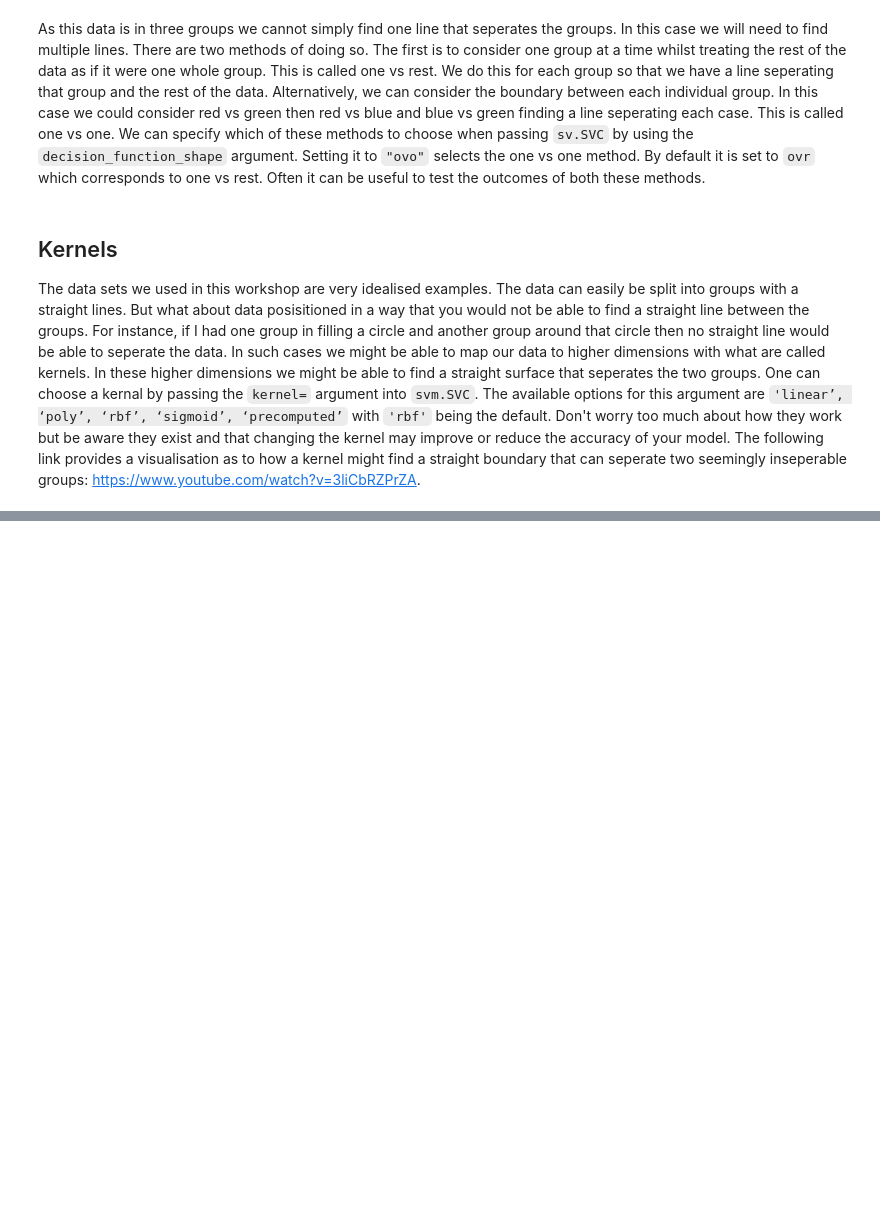
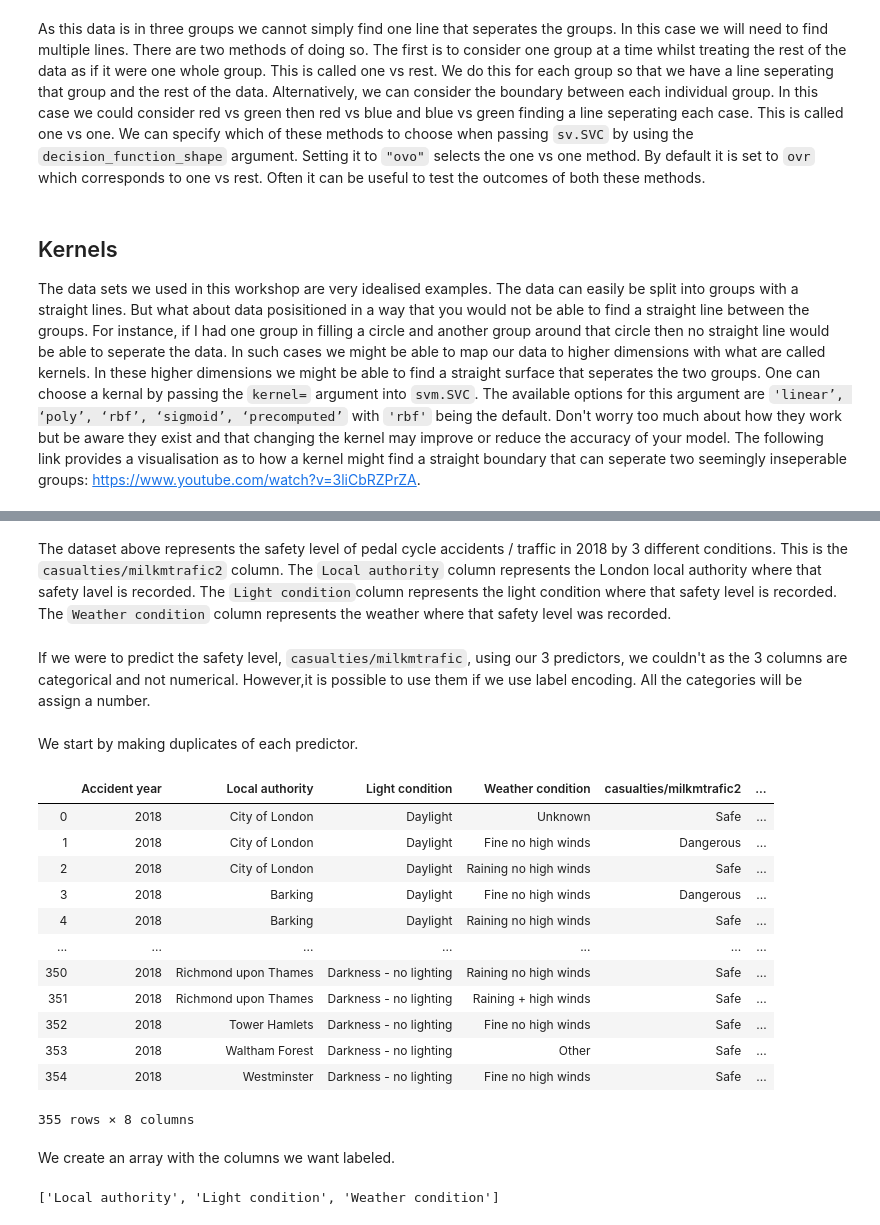
Before and after one commit to UCL-DSS/svm-workshop, a Jupyter notebook: workshop.ipynb, the cells around one changed output, grey strips where cells are left out. Drawn from its saved outputs; the diff is of its cells as text; code cells hidden in the pictures; blank space fills up the shorter version.

Commit message:
used label encoding on a dataset

`````diff
--- a/workshop.ipynb
+++ b/workshop.ipynb
@@ -145,0 +148,3 @@ The data sets we used in this workshop are very idealised examples. The data can
+# %%
+label = pd.read_excel("cycleaccidents.xlsx")
+label
@@ -145,0 +165,32 @@ The data sets we used in this workshop are very idealised examples. The data can
+# %% [markdown]
+The dataset above represents the safety level of pedal cycle accidents / traffic in 2018 by 3 different conditions. This is  the ````casualties/milkmtrafic2```` column. The ````Local authority```` column represents the London local authority where that safety lavel is recorded. The ````Light condition````column represents the light condition where that safety level is recorded. The ````Weather condition```` column represents the weather where that safety level was recorded.
+# %% [markdown]
+If we were to predict the safety level, ````casualties/milkmtrafic````, using our 3 predictors, we couldn't as the 3 columns are categorical and not numerical. However,it is possible to use them if we use label encoding. All the categories will be assign a number.
+# %% [markdown]
+We start by making duplicates of each predictor.
+# %%
+label['Local authority1']=label['Local authority']
+label['Weather condition1']=label['Weather condition']
+label['Light condition1']=label['Light condition']
+label
+# %% [output]
+|  | Accident year | Local authority | Light condition | Weather condition | casualties/milkmtrafic2 | ... |
+| 0 | 2018 | City of London | Daylight | Unknown | Safe | ... |
+| 1 | 2018 | City of London | Daylight | Fine no high winds | Dangerous | ... |
+| 2 | 2018 | City of London | Daylight | Raining no high winds | Safe | ... |
+| 3 | 2018 | Barking | Daylight | Fine no high winds | Dangerous | ... |
+| 4 | 2018 | Barking | Daylight | Raining no high winds | Safe | ... |
+| ... | ... | ... | ... | ... | ... | ... |
+| 350 | 2018 | Richmond upon Thames | Darkness - no lighting | Raining no high winds | Safe | ... |
+| 351 | 2018 | Richmond upon Thames | Darkness - no lighting | Raining + high winds | Safe | ... |
+| 352 | 2018 | Tower Hamlets | Darkness - no lighting | Fine no high winds | Safe | ... |
+| 353 | 2018 | Waltham Forest | Darkness - no lighting | Other | Safe | ... |
+| 354 | 2018 | Westminster | Darkness - no lighting | Fine no high winds | Safe | ... |
+355 rows × 8 columns
+# %% [markdown]
+We create an array with the columns we want labeled.
+# %%
+encode=['Local authority','Light condition','Weather condition']
+encode
+# %% [output]
+['Local authority', 'Light condition', 'Weather condition']
`````
Also changed, not shown: parts of 6 cells of this notebook, 1 other file.
